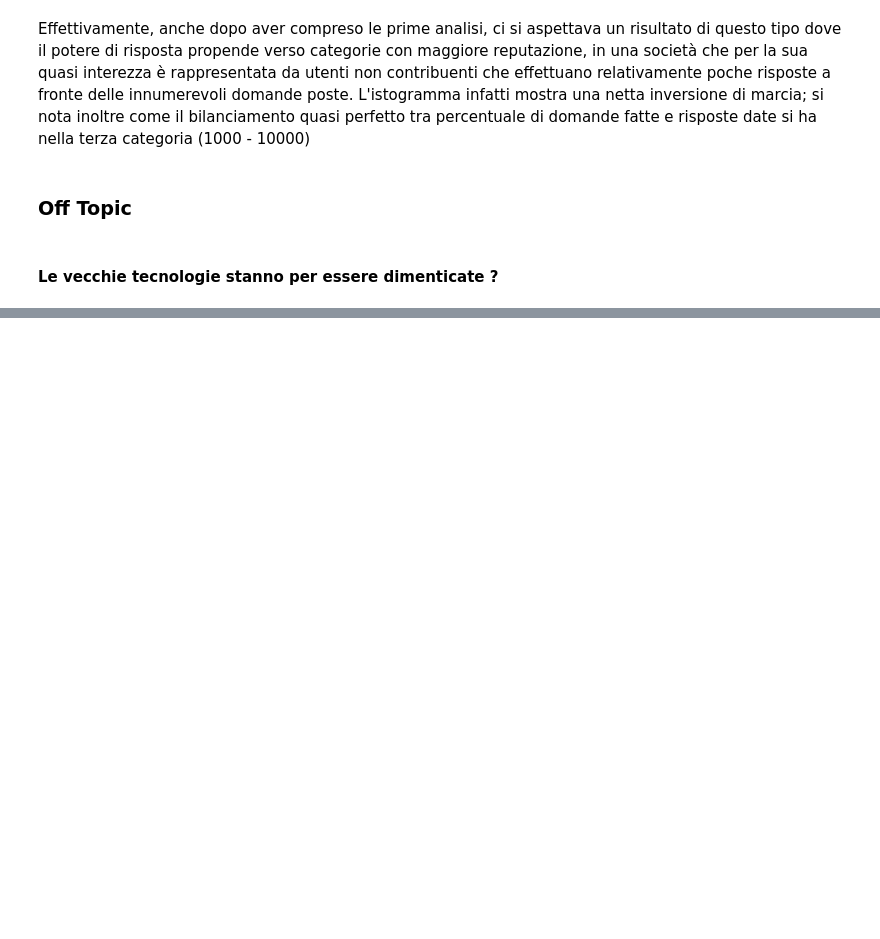
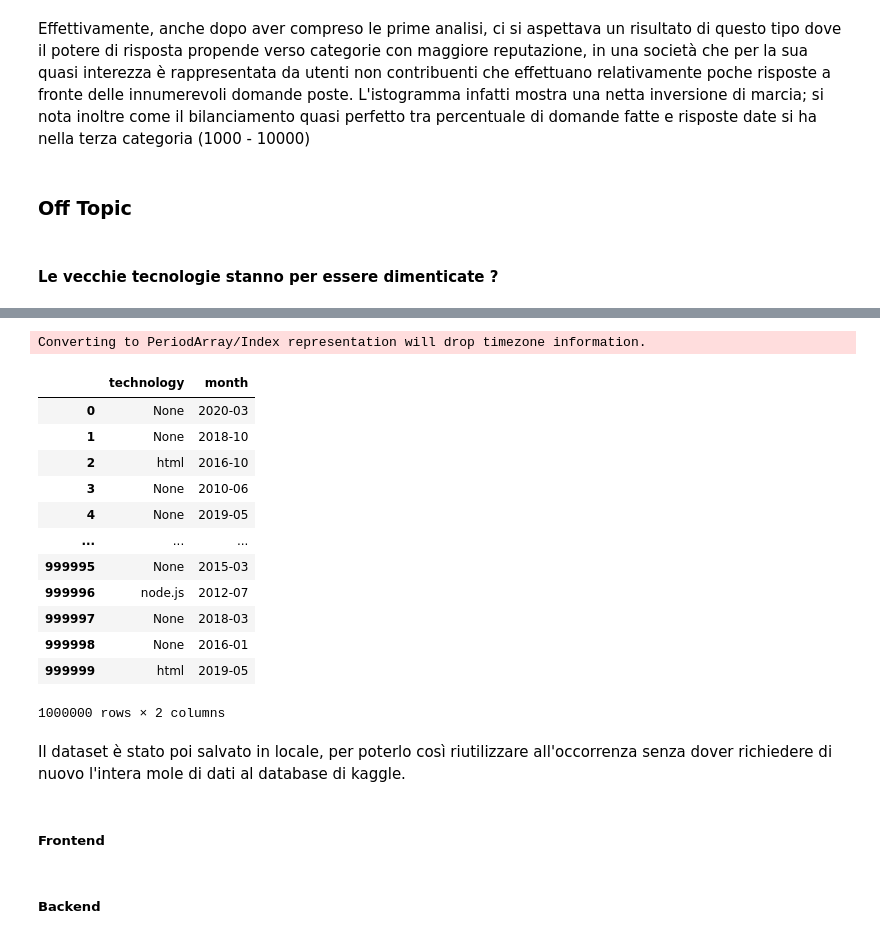
Before and after one commit to Chiyo-no-sake/ds_project, a Jupyter notebook: Relazione.ipynb, the cells around one changed output, grey strips where cells are left out. Drawn from its saved outputs; the diff is of its cells as text; code cells hidden in the pictures; blank space fills up the shorter version.

```diff
--- a/Relazione.ipynb
+++ b/Relazione.ipynb
@@ -474,0 +529,61 @@ Effettivamente, anche dopo aver compreso le prime analisi, ci si aspettava un ri
+# %%
+def strCont(string, x):
+    return string.find(x) != -1
+
+def setTech(x):
+    if(strCont(x, 'react')):
+        return 'react'
+    elif(strCont(x, 'vue')):
+        return 'vue'
+    elif(strCont(x, 'angular')):
+        return 'angular'
+    elif(strCont(x, 'express')):
+        return 'express'
+    elif(strCont(x, 'django')):
+        return 'django'
+    elif(strCont(x, 'symfony')):
+        return 'symfony'
+    elif(strCont(x, 'ruby-on-rails')):
+        return 'ruby-on-rails'
+    elif(strCont(x, 'node')):
+        return 'node.js'
+    elif(strCont(x, 'asp')):
+        return 'asp'
+    elif(strCont(x, 'servlet') or strCont(x, 'jsp')):
+        return 'java-servlet'
+    elif(strCont(x, 'php')):
+        return 'php'
+    elif(strCont(x, 'html')):
+        return 'html'
+    elif(strCont(x, 'javascript') or strCont(x, 'js')):
+        return 'javascript'
+    elif(strCont(x, 'spring')):
+        return 'spring'
+    else:
+        return 'None'
+
+def creationDateToDay(date):
+    return pd.to_datetime(date).to_period('M')
+
+all_question = all_question.drop(columns=['r']).rename(columns={'tags':'technology'})
+all_question['technology']=all_question['technology'].map(setTech)
+all_question['month']=all_question['creation_date'].map(creationDateToDay)
+all_question = all_question.drop(columns=['creation_date'])
+all_question
+# %% [output]
+Converting to PeriodArray/Index representation will drop timezone information.
+|  | technology | month |
+| 0 | None | 2020-03 |
+| 1 | None | 2018-10 |
+| 2 | html | 2016-10 |
+| 3 | None | 2010-06 |
+| 4 | None | 2019-05 |
+| ... | ... | ... |
+| 999995 | None | 2015-03 |
+| 999996 | node.js | 2012-07 |
+| 999997 | None | 2018-03 |
+| 999998 | None | 2016-01 |
+| 999999 | html | 2019-05 |
+1000000 rows × 2 columns
+# %% [markdown]
+Il dataset è stato poi salvato in locale, per poterlo così riutilizzare all'occorrenza senza dover richiedere di nuovo l'intera mole di dati al database di kaggle.
@@ -474,0 +592,4 @@ Effettivamente, anche dopo aver compreso le prime analisi, ci si aspettava un ri
+# %% [markdown]
+##### Frontend
+# %% [markdown]
+##### Backend
```
Also changed, not shown: parts of 13 cells of this notebook, 3 other files.
